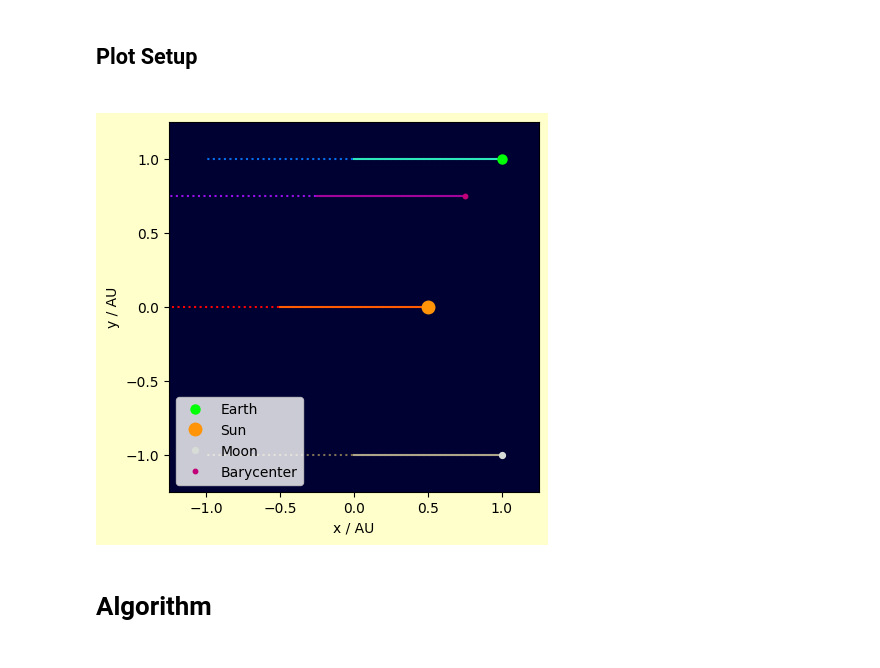
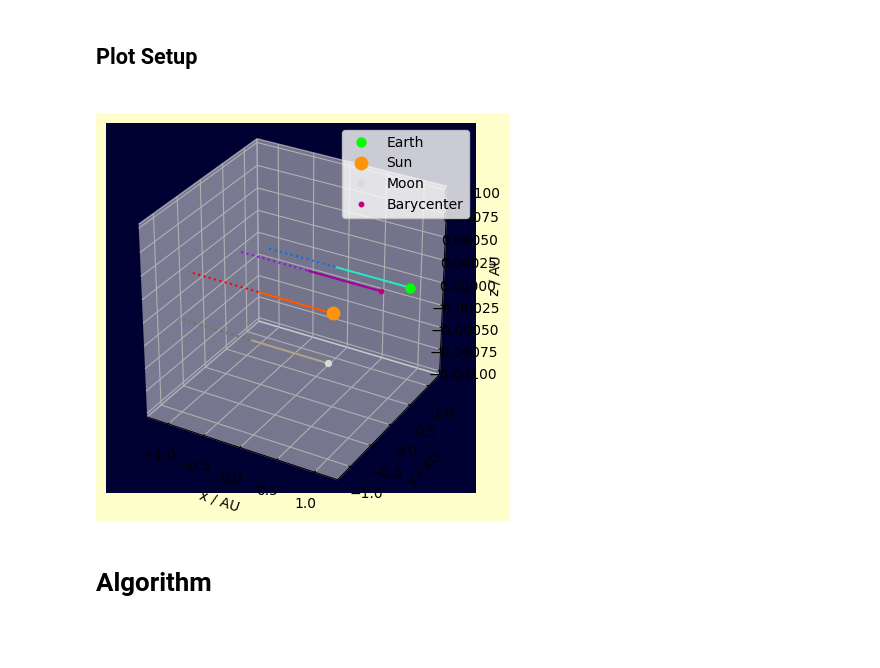
Before and after one commit to Rahul-Maru/physics_simulator, a Jupyter notebook: main.ipynb, the cells around one changed output. Drawn from its saved outputs; the diff is of its cells as text; code cells hidden in the pictures.

Commit message:
convert plot to 3D

```diff
--- a/main.ipynb
+++ b/main.ipynb
@@ -36,15 +36,18 @@ T_SCALE = 86400 # s/unit time || n Days w. n=1
 # —GIF properties—
 GIF_NAME = "results/simulation.gif"
 FPS = 24 # timesteps per second of the GIF
-RES = 200 # resolution of each frame, in DPI
+RES = 100 # resolution of each frame, in DPI
+T = range(370) # [T]  time the simulation runs for
 
 # —field of view (FOV) properties—
 XLIM = 1.25 # [L]  width of the FOV, in terms of Δx
-# XLIM = 0.0025 # alternate XLIM
-YLIM = 1.25# [L]  height of the FOV, in terms of Δx
+# XLIM = 0.0025 # [L]  alternate XLIM
+YLIM = 1.25 # [L]  height of the FOV, in terms of Δx
 # YLIM = 0.0025 # [L]  alternate YLIM
-CENT = 3 # the index of the body that should be at the center of the FOV:
-#				0-earth, 1-sun, 2-moon, 3-barycenter
+ZLIM = 0.001 # [L]  breadth of the FOV, in terms of Δx
+
+# the index of the body that should be at the center of the FOV:
+CENT = 0 # 0-earth, 1-sun, 2-moon, 3-barycenter
 
 
 # Newton's gravitational constant
@@ -109,9 +110,12 @@ b = {'s': [s0b]}
 # %% [markdown]
 <h2> Plot Setup <h2>
 # %%
+# for debugging
+np.set_printoptions(formatter={'float': '{: .3e}'.format})
+
 # sets up the plot
 fig = plt.figure()
-ax = fig.add_subplot()
+ax = fig.add_subplot(111, projection='3d')
 ax.set_aspect('equal', adjustable='box')
 # ax.set_aspect('auto') # if you change the aspect ratio, use this line
 fig.patch.set_facecolor('xkcd:ecru')
@@ -120,59 +124,63 @@ ax.patch.set_facecolor("xkcd:very dark blue")
 # the path is the whole history of the object's motion
 # the trail represents only the last few timesteps of the motion, like a blur
 # test data to check colors
-e_path, = plt.plot([1, -1], [1, 1], ":", color="xkcd:cerulean blue", label="_")
-e_trail, = plt.plot([1, 0], [1, 1], "-", color="xkcd:aqua marine", label="_")
-earth, = plt.plot([1], [1], "o", color="xkcd:bright green", label="Earth", markersize=6.5)
+# û_vect = ax.quiver(1., 1., 0., -0.75, -0.75, 0.00025, color='xkcd:goldenrod', headwidth=0.00025)
 
-s_path, = plt.plot([0.5, -1.5], [0, 0], ":", color="xkcd:fire engine red", label="_")
-s_trail, = plt.plot([0.5, -0.5], [0, 0], "-", color="xkcd:bright orange", label="_")
-sun, = plt.plot([0.5], [0], "o", color="xkcd:tangerine", label="Sun", markersize=9)
+e_path, = plt.plot([1, -1], [1, 1], [0, 0], ":", color="xkcd:cerulean blue", label="_")
+e_trail, = plt.plot([1, 0], [1, 1], [0, 0], "-", color="xkcd:aqua marine", label="_")
+earth, = plt.plot([1], [1], [0], "o", color="xkcd:bright green", label="Earth", markersize=6.5)
 
-m_path, = plt.plot([1, -1], [-1, -1], ":", color="xkcd:grey brown", label="_")
-m_trail, = plt.plot([1, 0], [-1,-1], "-", color="xkcd:stone", label="_")
-moon, = plt.plot([1], [-1], "o", color="xkcd:light grey", label="Moon", markersize=4.2)
+s_path, = plt.plot([0.5, -1.5], [0, 0], [0, 0], ":", color="xkcd:fire engine red", label="_")
+s_trail, = plt.plot([0.5, -0.5], [0, 0], [0, 0], "-", color="xkcd:bright orange", label="_")
+sun, = plt.plot([0.5], [0], [0], "o", color="xkcd:tangerine", label="Sun", markersize=9)
 
-b_path, = plt.plot([0.75, -1.25], [0.75, 0.75], ":", color="xkcd:violet", label="_")
-b_trail, = plt.plot([0.75, -0.25], [0.75, 0.75], "-", color="xkcd:barney purple", label="_")
-barycenter, = plt.plot([0.75], [0.75], "o", color="xkcd:magenta", label="Barycenter", markersize=3.2)
+m_path, = plt.plot([1, -1], [-1, -1], [0, 0], ":", color="xkcd:grey brown", label="_")
+m_trail, = plt.plot([1, 0], [-1,-1], [0, 0], "-", color="xkcd:stone", label="_")
+moon, = plt.plot([1], [-1], [0], "o", color="xkcd:light grey", label="Moon", markersize=4.2)
+
+b_path, = plt.plot([0.75, -1.25], [0.75, 0.75], [0, 0], ":", color="xkcd:violet", label="_")
+b_trail, = plt.plot([0.75, -0.25], [0.75, 0.75], [0, 0], "-", color="xkcd:barney purple", label="_")
+barycenter, = plt.plot([0.75], [0.75], [0], "o", color="xkcd:magenta", label="Barycenter", markersize=3.2)
 
 # a list of all the plots associated with each body for easier plotting later
 objs = [
 	{
 		'id': 'e',
 		'path': e_path,
 		'trail': e_trail,
 		'obj': earth},
 	{
 		'id': 's',
 		'path': s_path,
 		'trail': s_trail,
 		'obj': sun},
 	{
 		'id': 'm',
 		'path': m_path,
 		'trail': m_trail,
 		'obj': moon},
 	{
 		'id': 'b',
 		'path': b_path,
 		'trail': b_trail,
 		'obj': barycenter}]
 
 
-plt.xlim(-XLIM, XLIM)
-plt.ylim(-YLIM, YLIM)
+ax.set_xlim(-XLIM, XLIM)
+ax.set_ylim(-YLIM, YLIM)
+ax.set_zlim(-ZLIM, ZLIM)
 
-plt.xlabel("x / AU")
-plt.ylabel("y / AU")
+ax.set_xlabel("x / AU")
+ax.set_ylabel("y / AU")
+ax.set_zlabel("z / AU")
 
 plt.legend()
 
 # sets up the gif
 md = dict(title="3-Body Problem", artist="Rahul Maru")
 writer = PillowWriter(fps=FPS, metadata=md)
 # %% [output]
-[figure, old version]
+[figure, new version]
 # %% [markdown]
 <h1>Algorithm<h1>
 # %% [markdown]
```
Also changed, not shown: parts of 4 cells of this notebook, 1 other file.
